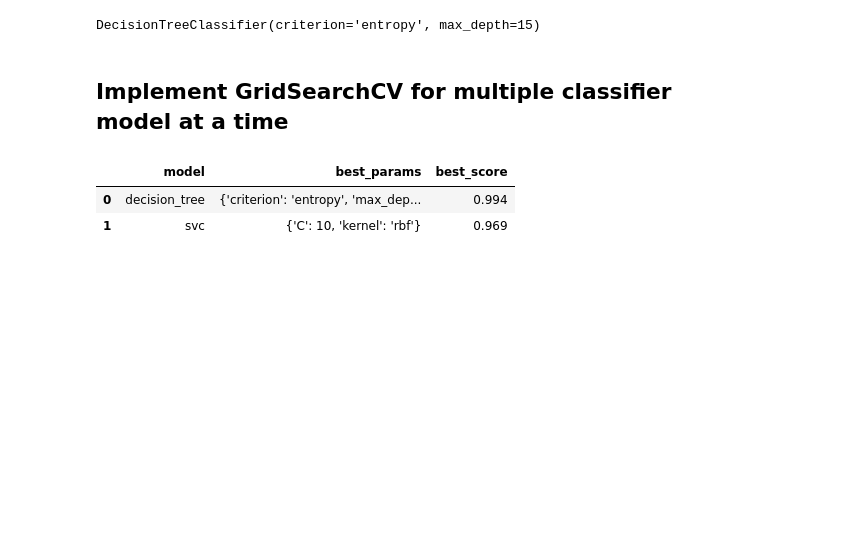
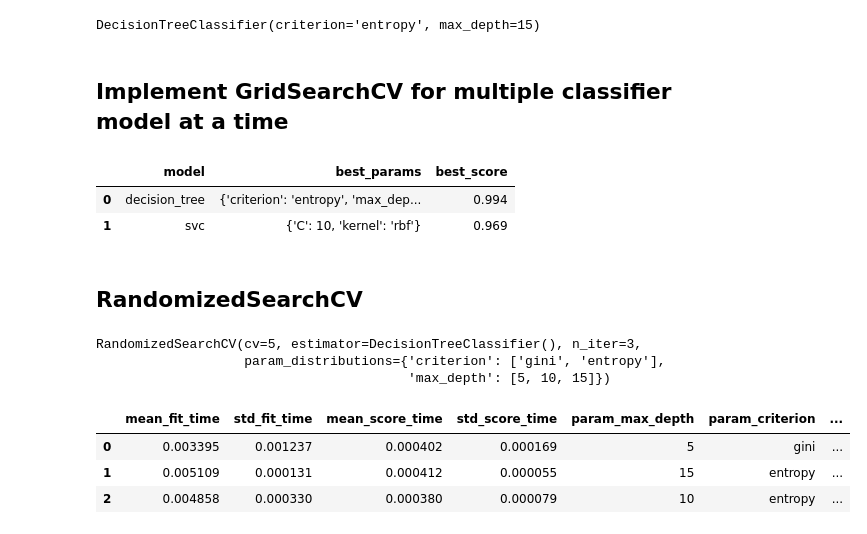
Before and after one commit to minhaz74692/AI-ML-Basics, a Jupyter notebook: Supervised_ML/model_evaluation_Fine_Tuining/GridSeachCV-HyperParamTuning/grid_search_cv.ipynb, the cells around one changed output. Saved outputs shown, nothing was run; the diff lists cells and outputs as text; code cells hidden in the pictures; blank space fills up the shorter version.

Commit message:
Added RandomizedSearchCV - HyperParameter Tuning

```diff
--- a/Supervised_ML/model_evaluation_Fine_Tuining/GridSeachCV-HyperParamTuning/grid_search_cv.ipynb
+++ b/Supervised_ML/model_evaluation_Fine_Tuining/GridSeachCV-HyperParamTuning/grid_search_cv.ipynb
@@ -160,3 +160,27 @@ df
 |  | model | best_params | best_score |
 | 0 | decision_tree | {'criterion': 'entropy', 'max_dep... | 0.994 |
 | 1 | svc | {'C': 10, 'kernel': 'rbf'} | 0.969 |
+# %% [markdown]
+## RandomizedSearchCV
+# %%
+from sklearn.model_selection import RandomizedSearchCV
+clf = RandomizedSearchCV(
+    DecisionTreeClassifier(),
+    {"criterion": ["gini", "entropy"], "max_depth": [5, 10, 15]},
+    return_train_score=False,
+    cv=5,
+    n_iter=3, # This is the extra param we need to add for RandomizedSearchCV to randomly peak the params
+)
+clf.fit(X, y) # here X, y instead of X_train, y_train because the GridSearchCV automatically split the samples
+# %% [output]
+RandomizedSearchCV(cv=5, estimator=DecisionTreeClassifier(), n_iter=3,
+                   param_distributions={'criterion': ['gini', 'entropy'],
+                                        'max_depth': [5, 10, 15]})
+# %%
+result  = clf.cv_results_
+pd.DataFrame(result)
+# %% [output]
+|  | mean_fit_time | std_fit_time | mean_score_time | std_score_time | param_max_depth | param_criterion | ... |
+| 0 | 0.003395 | 0.001237 | 0.000402 | 0.000169 | 5 | gini | ... |
+| 1 | 0.005109 | 0.000131 | 0.000412 | 0.000055 | 15 | entropy | ... |
+| 2 | 0.004858 | 0.000330 | 0.000380 | 0.000079 | 10 | entropy | ... |
```
